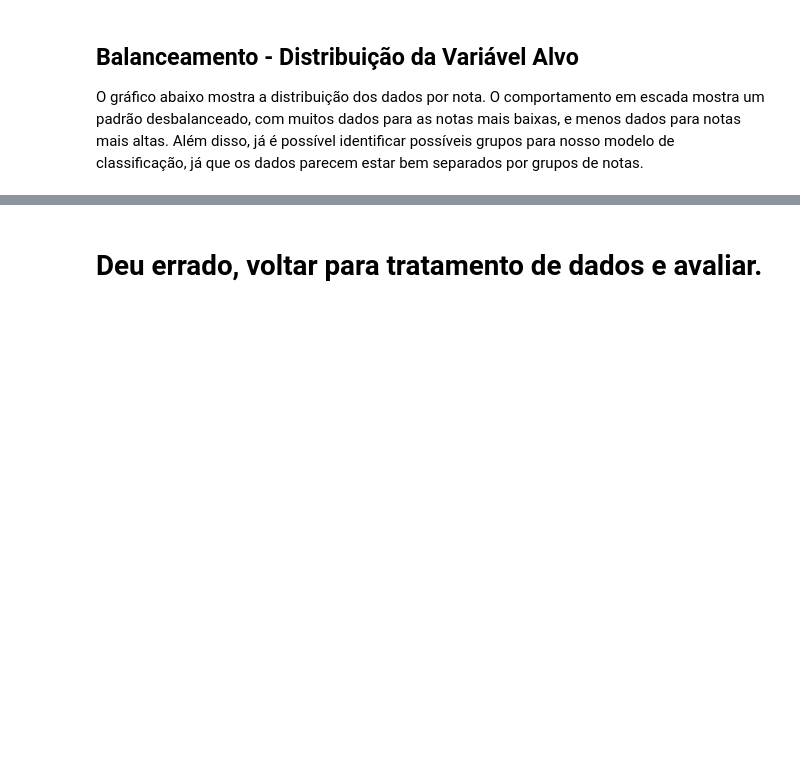
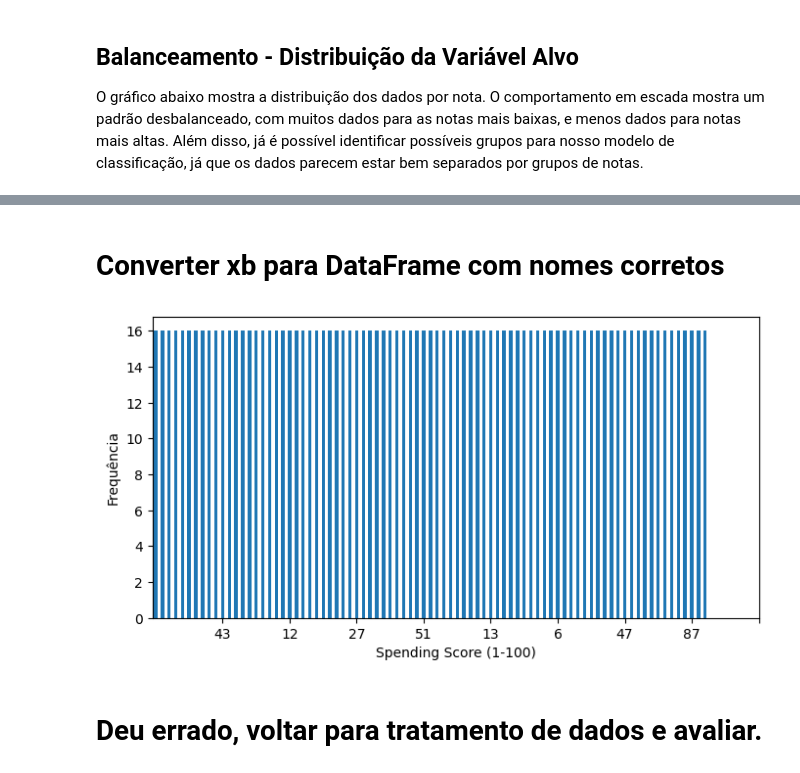
Before and after one commit to marinappdf/projetos-EBAC, a Jupyter notebook: K-means Agrupamente/K-means 2/Profissao Cientista de Dados M33 Pratique.ipynb, the cells around one changed output, grey strips where cells are left out. Cells and saved outputs as stored; diff of their text form; code cells hidden in the pictures; blank space fills up the shorter version.

```diff
--- a/K-means Agrupamente/K-means 2/Profissao Cientista de Dados M33 Pratique.ipynb
+++ b/K-means Agrupamente/K-means 2/Profissao Cientista de Dados M33 Pratique.ipynb
@@ -305 +296,18 @@ clusters = pd.DataFrame({
+# %% [markdown]
+# Converter xb para DataFrame com nomes corretos
+# %%
+target_name = 'Spending Score (1-100)'
+xb_df = pd.DataFrame(xb, columns=x.columns)
+yb_s = pd.Series(yb, name=target_name)
+df_balanciado = pd.concat([xb_df, yb_s], axis=1)
+df_balanciado.head(10)
+contagem_alvo = yb_s.value_counts()
+plt.figure(figsize=(8, 4))
+ax = contagem_alvo.plot(kind='bar')
+ax.set_xlabel(target_name)
+ax.set_ylabel('Frequência')
+plt.xticks(ticks=range(10,100,10),rotation=0)
+plt.show()
+# %% [output]
+[figure, added]
 # %%
```
Also changed, not shown: parts of 34 cells of this notebook.
